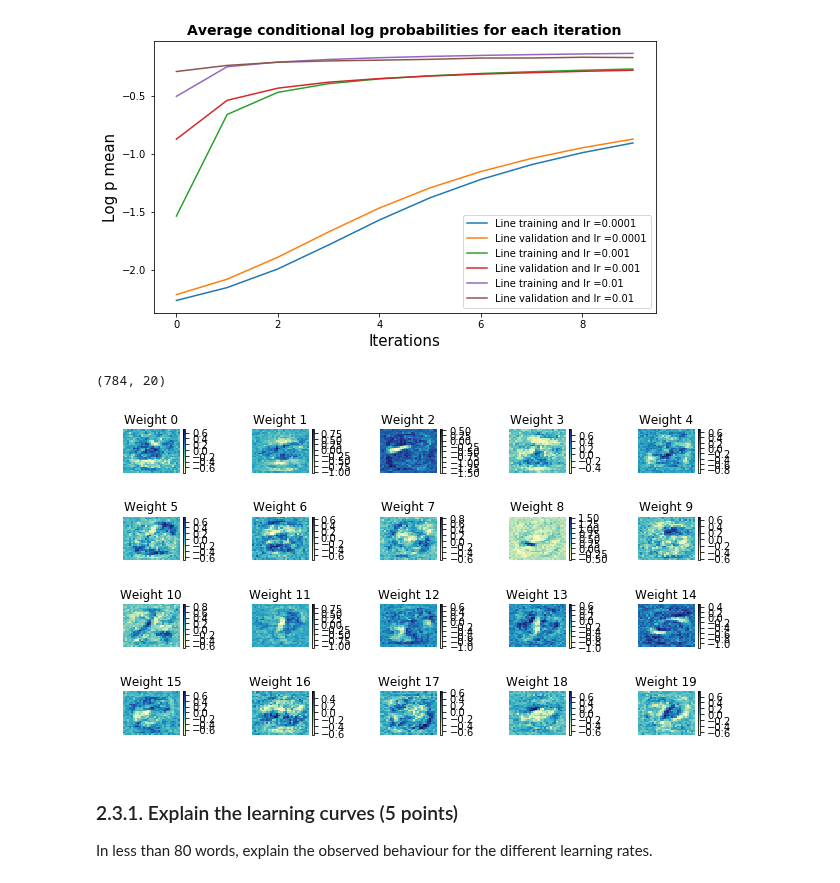
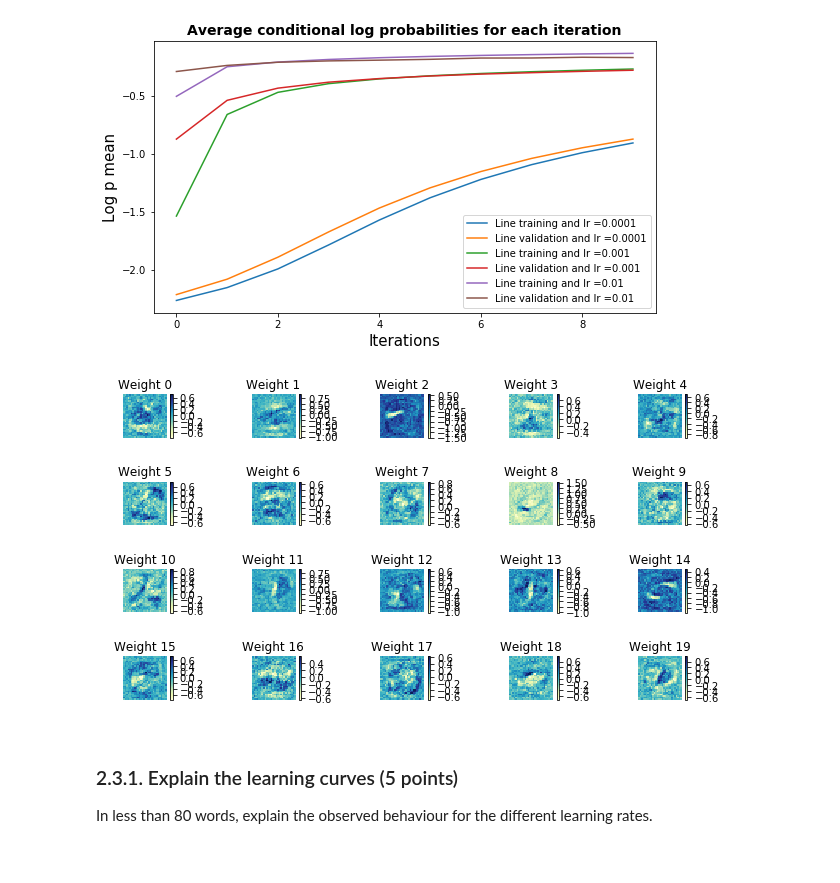
Before and after one commit to ML77777/ML1-18, a Jupyter notebook: Marvin/lab2.ipynb, the cells around one changed output. Drawn from its saved outputs; the diff is of its cells as text; code cells hidden in the pictures.

```diff
--- a/Marvin/lab2.ipynb
+++ b/Marvin/lab2.ipynb
@@ -325,7 +327,6 @@ def calc_logp(x, t, w, b,v=None,a=None,mlp=False):
         a = np.max(log_q)
         log_z = np.add(np.log( np.sum(np.exp(log_q-a))),a)
         logp = log_q - log_z
-        t = t[0]
     else:
         #Forward pass
         act_s = np.matmul(x,v) + a
@@ -1038,28 +1036,27 @@ Iteration:  10
 # %%
 # Plot the weights of the first layer for the best model
 # YOUR CODE HERE
 def plot_digits(w, num_cols, targets=None, shape=(28,28)):
     num_digits = w.shape[1]
     num_rows = int(num_digits/num_cols)
-    print(w.shape)
+
     for i in range(w.shape[1]):
         plt.subplot(num_rows, num_cols, i+1)
-        plt.imshow(w[:,i].reshape(shape), interpolation='nearest',aspect='auto', cmap='YlGnBu')
+        plt.imshow(w[:,i].reshape(shape), interpolation='None', cmap='YlGnBu')
         if targets is not None:
             plt.title("Weight " + str(i))
         plt.colorbar()
         plt.axis('off')
         #if w.shape[1] == 20 and i == 9:
         #    plt.show()
             #plt.tight_layout()
     plt.tight_layout()
     plt.show()
 
 plot_digits(v_2, num_cols=5,targets=0)
 # YOUR CODE HERE
 # %% [output]
-(784, 20)
-[figure, old version]
+[figure, new version]
 # %% [markdown]
 ### 2.3.1. Explain the learning curves (5 points)
 In less than 80 words, explain the observed behaviour for the different learning rates.
```
Also changed, not shown: parts of 4 cells of this notebook.
